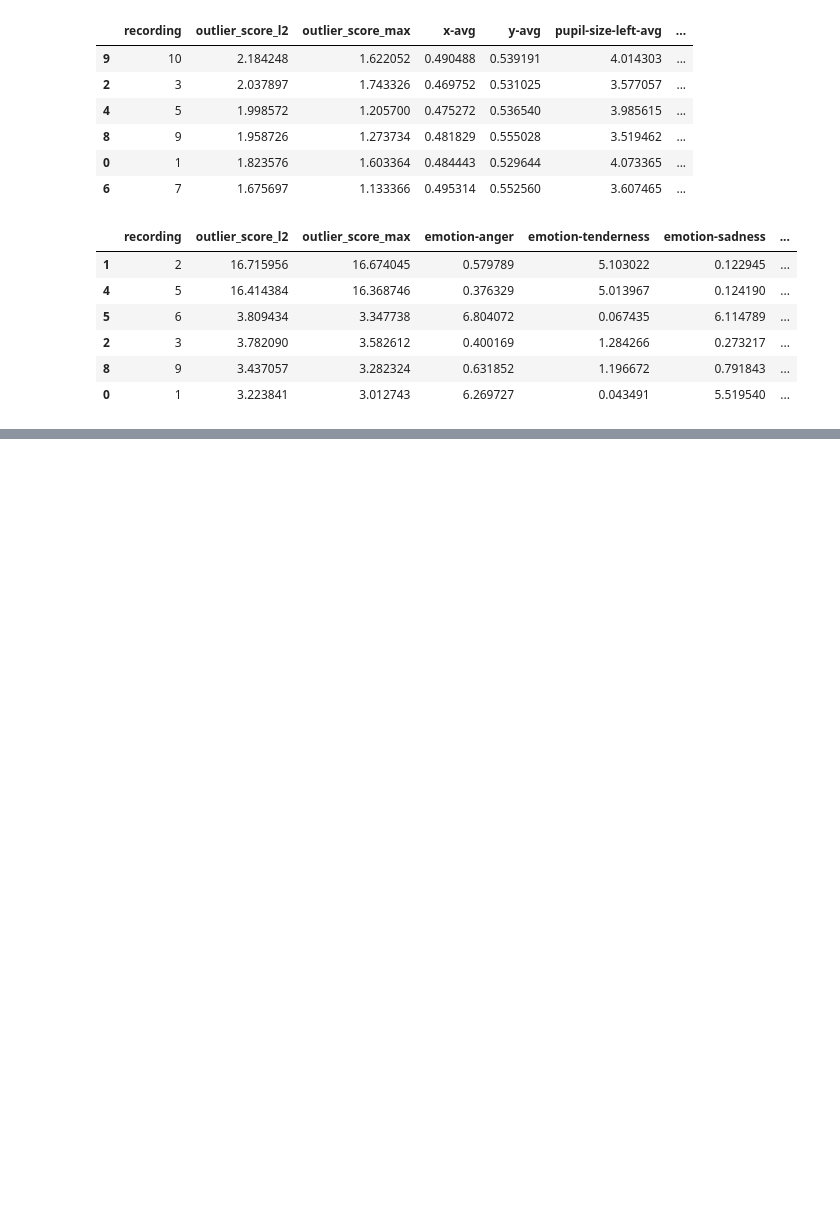
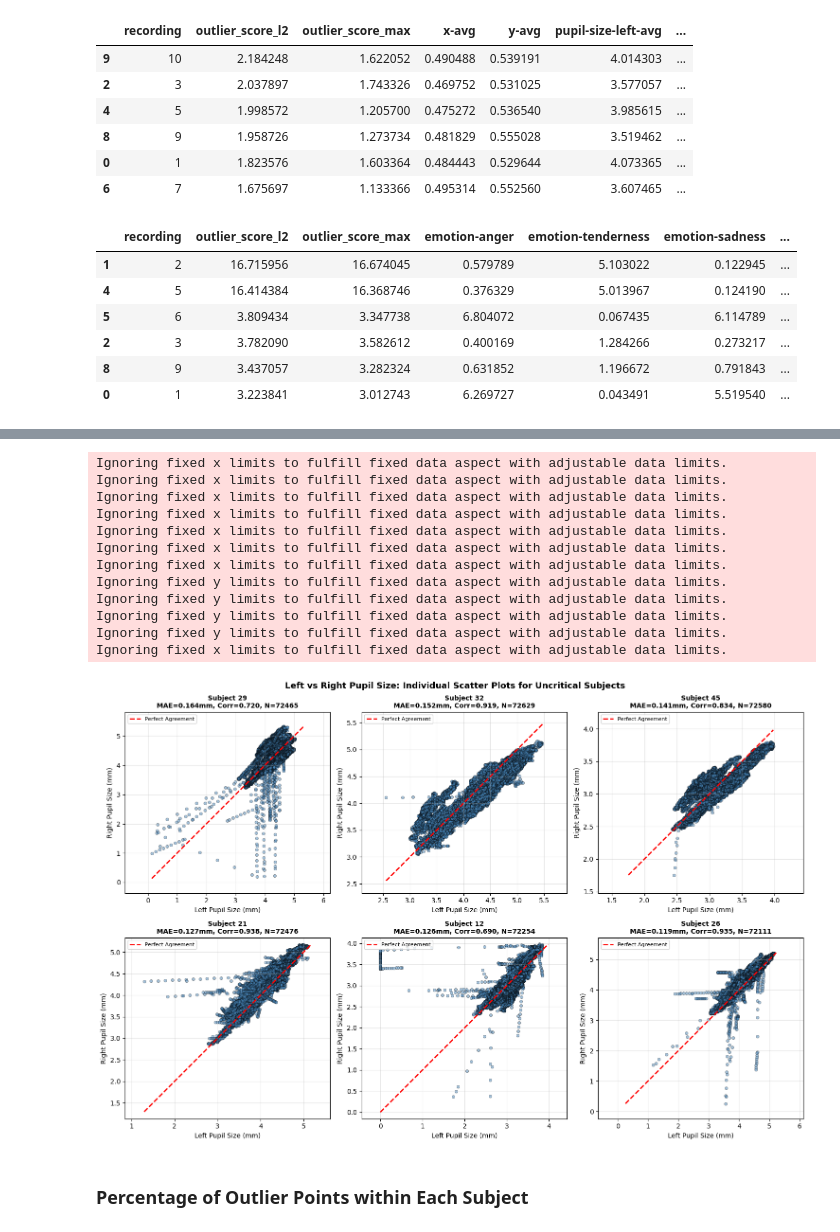
Before and after one commit to Space0code/GFM-for-eyetracker, a Jupyter notebook: src/data/EDA_eSEEd_v2.ipynb, the cells around one changed output, grey strips where cells are left out. Saved outputs shown, nothing was run; the diff lists cells and outputs as text; code cells hidden in the pictures; blank space fills up the shorter version.

```diff
--- a/src/data/EDA_eSEEd_v2.ipynb
+++ b/src/data/EDA_eSEEd_v2.ipynb
@@ -729,0 +786,53 @@ Top 10 subjects with largest pupil size discrepancies (by MAE):
+# %%
+# Scatter plot: left vs right pupil size for each critical subject separately
+uncritical_subjects = df_stats.tail(6)['subject'].values
+fig, axes = plt.subplots(2, 3, figsize=(15, 10))
+axes = axes.flatten()
+
+for idx, subject in enumerate(uncritical_subjects):
+    df_subj = df_pupils[df_pupils['subject'] == subject].reset_index(drop=True)
+    left = df_subj['pupil-size-left-avg']
+    right = df_subj['pupil-size-right-avg']
+
+    ax = axes[idx]
+    ax.scatter(left, right, alpha=0.5, s=20, color='steelblue', edgecolors='black', linewidth=0.5)
+
+    # Add perfect agreement line
+    min_val = min(left.min(), right.min())
+    max_val = max(left.max(), right.max())
+    ax.plot([min_val, max_val], [min_val, max_val], 'r--', linewidth=2, label='Perfect Agreement')
+
+    # Add statistics
+    stats = df_stats[df_stats['subject'] == subject].iloc[0]
+    ax.set_title(f"Subject {subject}\nMAE={stats['mae']:.3f}mm, Corr={stats['corr']:.3f}, N={len(left)}",
+                 fontsize=10, fontweight='bold')
+    ax.set_xlabel('Left Pupil Size (mm)')
+    ax.set_ylabel('Right Pupil Size (mm)')
+    ax.legend(loc='upper left', fontsize=8)
+    ax.grid(alpha=0.3)
+    ax.axis('equal')
+
+    # Set equal limits
+    ax.set_xlim(min_val - 0.5, max_val + 0.5)
+    ax.set_ylim(min_val - 0.5, max_val + 0.5)
+
+plt.suptitle('Left vs Right Pupil Size: Individual Scatter Plots for Uncritical Subjects',
+             fontsize=13, fontweight='bold')
+plt.tight_layout()
+plt.show()
+# %% [output]
+Ignoring fixed x limits to fulfill fixed data aspect with adjustable data limits.
+Ignoring fixed x limits to fulfill fixed data aspect with adjustable data limits.
+Ignoring fixed x limits to fulfill fixed data aspect with adjustable data limits.
+Ignoring fixed x limits to fulfill fixed data aspect with adjustable data limits.
+Ignoring fixed x limits to fulfill fixed data aspect with adjustable data limits.
+Ignoring fixed x limits to fulfill fixed data aspect with adjustable data limits.
+Ignoring fixed x limits to fulfill fixed data aspect with adjustable data limits.
+Ignoring fixed y limits to fulfill fixed data aspect with adjustable data limits.
+Ignoring fixed y limits to fulfill fixed data aspect with adjustable data limits.
+Ignoring fixed y limits to fulfill fixed data aspect with adjustable data limits.
+Ignoring fixed y limits to fulfill fixed data aspect with adjustable data limits.
+Ignoring fixed x limits to fulfill fixed data aspect with adjustable data limits.
+[figure, added]
+# %% [markdown]
+### Percentage of Outlier Points within Each Subject
```
Also changed, not shown: parts of 9 cells of this notebook.
